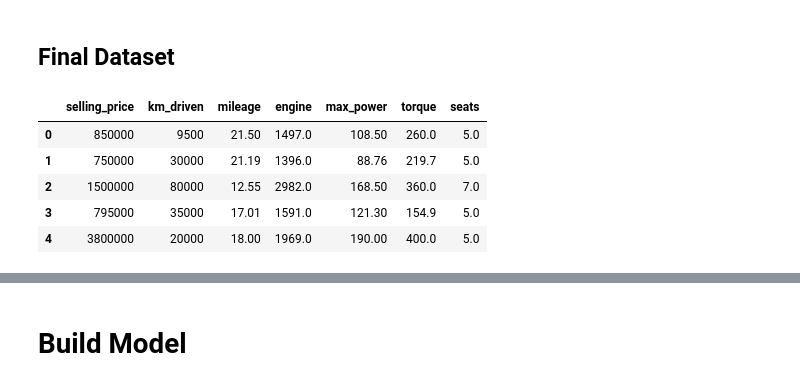
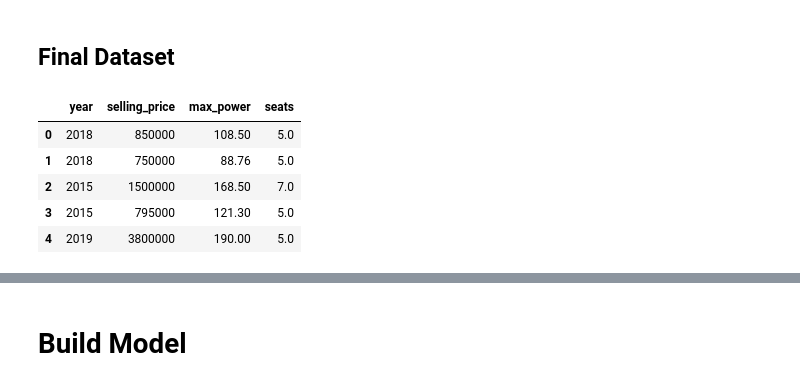
Before and after one commit to KieuSonTung/Data_Preparation, a Jupyter notebook: DataPreparationFinal/Data_Preparation_Final_LGBM.ipynb, the cells around one changed output, grey strips where cells are left out. Cells and saved outputs as stored; diff of their text form; code cells hidden in the pictures.

```diff
--- a/DataPreparationFinal/Data_Preparation_Final_LGBM.ipynb
+++ b/DataPreparationFinal/Data_Preparation_Final_LGBM.ipynb
@@ -439,13 +437,15 @@ memory usage: 703.2+ KB
 # %% [markdown]
 ## Final Dataset
 # %%
-train.drop(columns={'name', 'year', 'fuel', 'seller_type', 'transmission', 'owner', 'brand', 'class_year'}, inplace=True)
+train.drop(columns={'name', 'fuel', 'seller_type', 'transmission', 'owner',
+                    'brand', 'class_year', 'km_driven', 'mileage', 'engine',
+                    'torque'}, inplace=True)
 train.head()
 # %% [output]
-|  | selling_price | km_driven | mileage | engine | max_power | torque | seats |
-| 0 | 850000 | 9500 | 21.50 | 1497.0 | 108.50 | 260.0 | 5.0 |
-| 1 | 750000 | 30000 | 21.19 | 1396.0 | 88.76 | 219.7 | 5.0 |
-| 2 | 1500000 | 80000 | 12.55 | 2982.0 | 168.50 | 360.0 | 7.0 |
-| 3 | 795000 | 35000 | 17.01 | 1591.0 | 121.30 | 154.9 | 5.0 |
-| 4 | 3800000 | 20000 | 18.00 | 1969.0 | 190.00 | 400.0 | 5.0 |
+|  | year | selling_price | max_power | seats |
+| 0 | 2018 | 850000 | 108.50 | 5.0 |
+| 1 | 2018 | 750000 | 88.76 | 5.0 |
+| 2 | 2015 | 1500000 | 168.50 | 7.0 |
+| 3 | 2015 | 795000 | 121.30 | 5.0 |
+| 4 | 2019 | 3800000 | 190.00 | 5.0 |
 # %%
```
Also changed, not shown: parts of 16 cells of this notebook.
